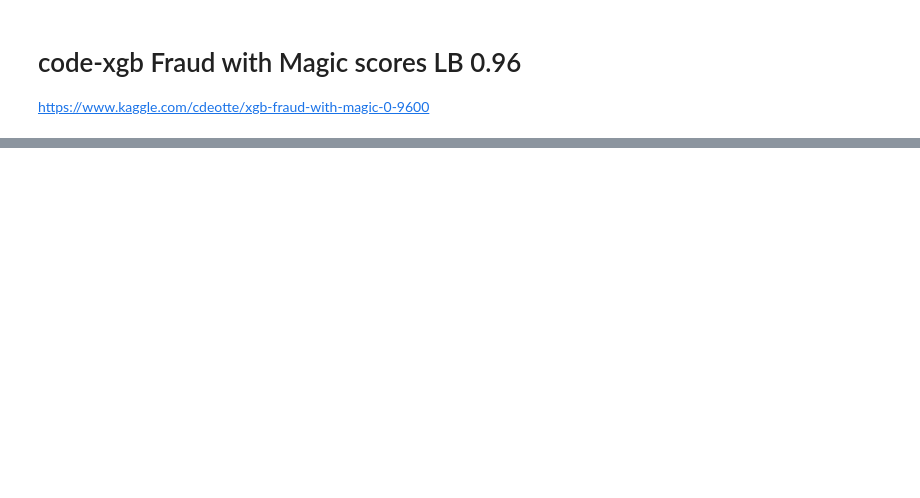
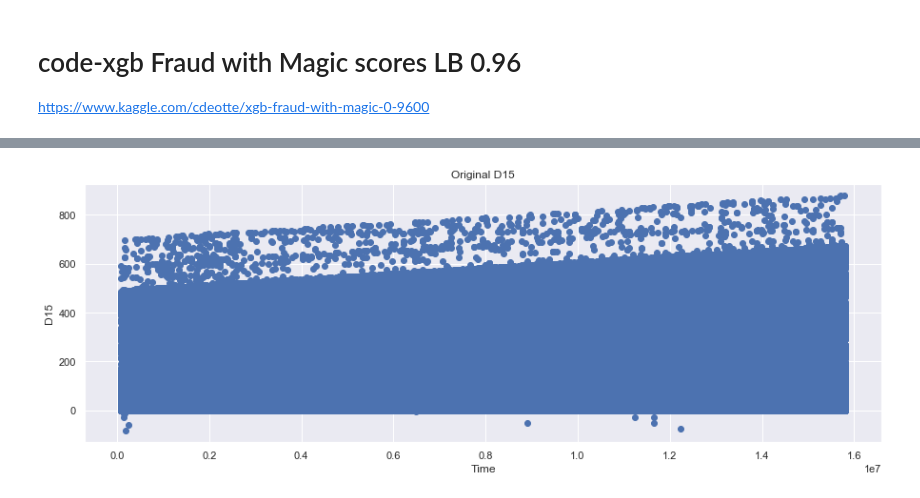
Before and after one commit to mayi140611/myappsexlib, a Jupyter notebook: hist_kaggle_2019_IEEE-CIS_Fraud_Detection/0EDA.ipynb, the cells around one changed output, grey strips where cells are left out. Drawn from its saved outputs; the diff is of its cells as text; code cells hidden in the pictures; blank space fills up the shorter version.

```diff
--- a/hist_kaggle_2019_IEEE-CIS_Fraud_Detection/0EDA.ipynb
+++ b/hist_kaggle_2019_IEEE-CIS_Fraud_Detection/0EDA.ipynb
@@ -331,0 +462,10 @@ Wall time: 25.5 s
+# %%
+# PLOT ORIGINAL D
+plt.figure(figsize=(15,5))
+plt.scatter(X_train.TransactionDT,X_train.D15)
+plt.title('Original D15')
+plt.xlabel('Time')
+plt.ylabel('D15')
+plt.show()
+# %% [output]
+[figure, added]
```
Also changed, not shown: parts of 64 cells of this notebook, 1 other file.
